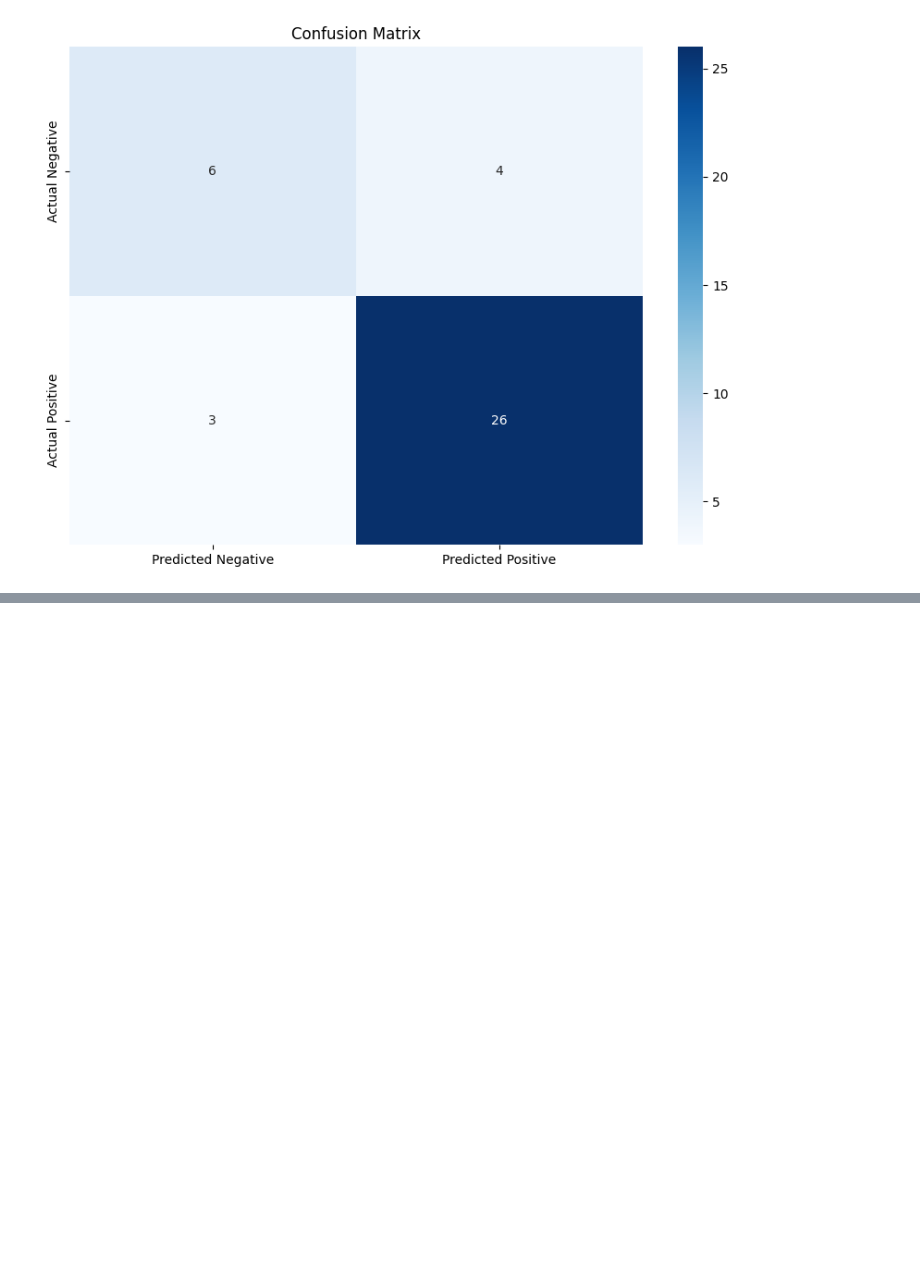
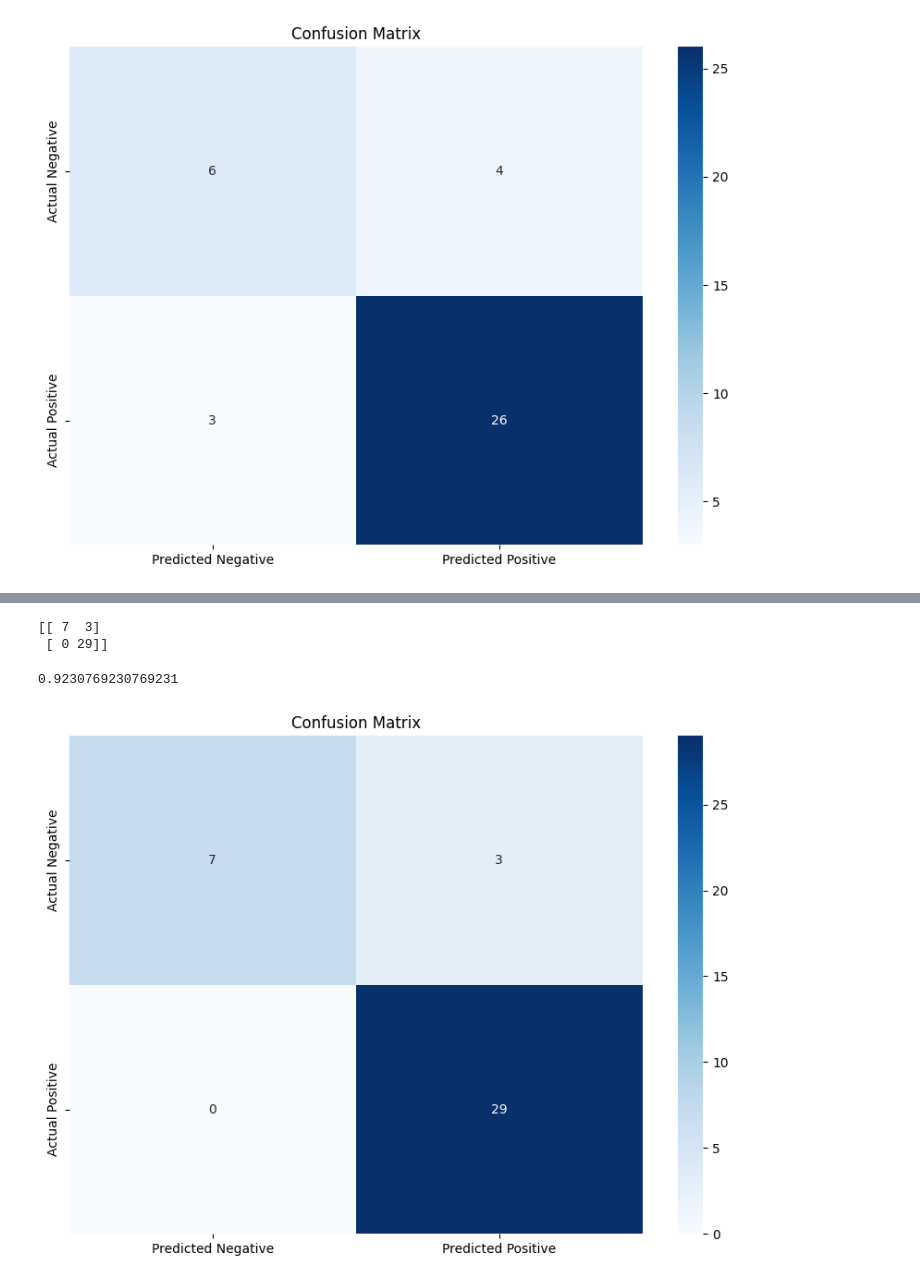
Before and after one commit to praveen1826/PDP, a Jupyter notebook: PDP_ML.ipynb, the cells around one changed output, grey strips where cells are left out. Saved outputs shown, nothing was run; the diff lists cells and outputs as text; code cells hidden in the pictures; blank space fills up the shorter version.

```diff
--- a/PDP_ML.ipynb
+++ b/PDP_ML.ipynb
@@ -322,0 +378,8 @@ plt.show()
+# %%
+from sklearn.ensemble import BaggingClassifier
+
+dt_classifier = DecisionTreeClassifier(max_depth = 6, random_state = 1 )
+
+bc_classifier = BaggingClassifier(estimator = dt_classifier , n_estimators = 300, n_jobs= -1 , random_state=1)
+
+bc_classifier.fit(x_train,y_train)
@@ -322,0 +389,3 @@ plt.show()
+# %%
+y_pred = bc_classifier.predict(x_test)
+print(np.concatenate((y_pred.reshape(len(y_pred),1),y_test.reshape(len(y_test),1)),1))
@@ -322,0 +410,21 @@ plt.show()
+# %%
+cm = confusion_matrix(y_test,y_pred)
+print(cm)
+accuracy_score(y_test, y_pred)
+# %% [output]
+[[ 7  3]
+ [ 0 29]]
+0.9230769230769231
+# %%
+# Create a DataFrame from the confusion matrix.
+cm_df = pd.DataFrame(cm, index=['Actual Negative', 'Actual Positive'], columns=['Predicted Negative', 'Predicted Positive'])
+
+plt.figure(figsize=(10,7))
+
+# Create a heatmap from the DataFrame.
+sns.heatmap(cm_df, annot=True, fmt='g', cmap='Blues')
+
+plt.title('Confusion Matrix')
+plt.show()
+# %% [output]
+[figure, added]
```
Also changed, not shown: parts of 38 cells of this notebook.
